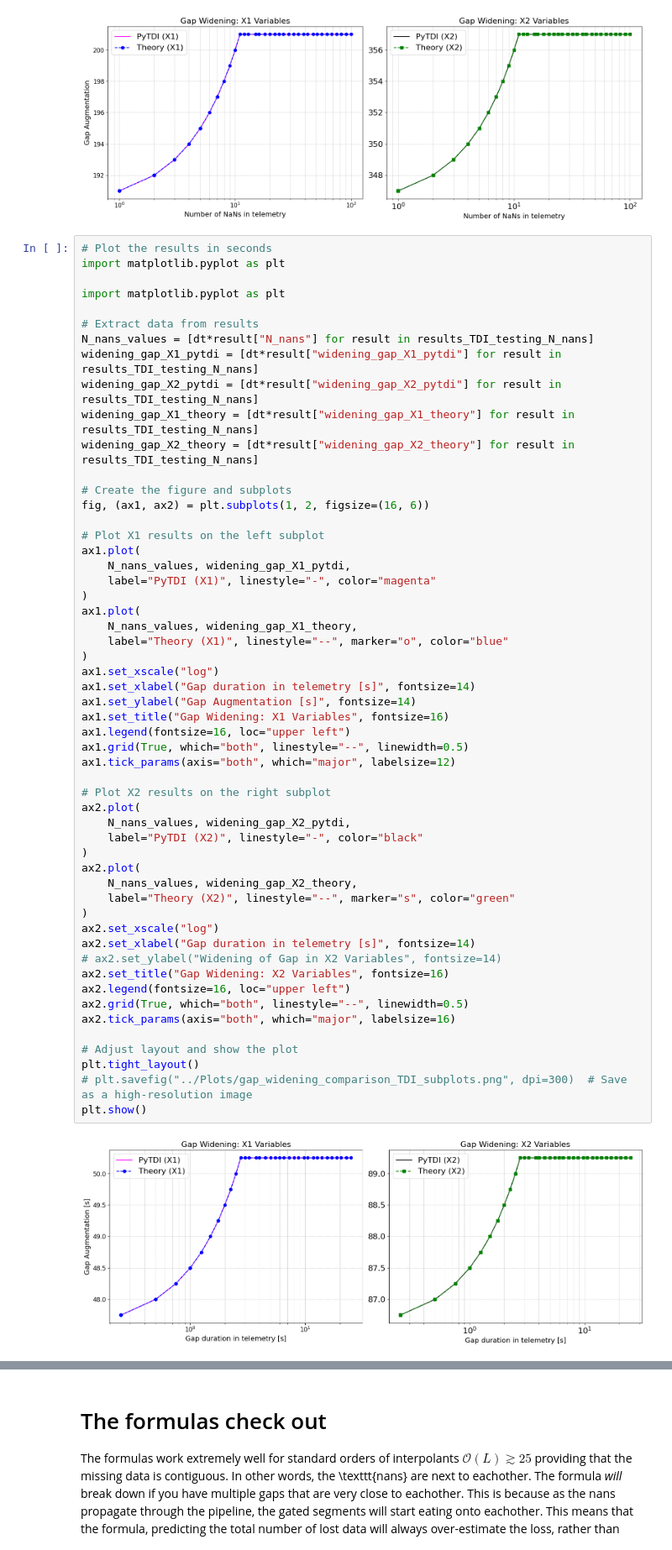
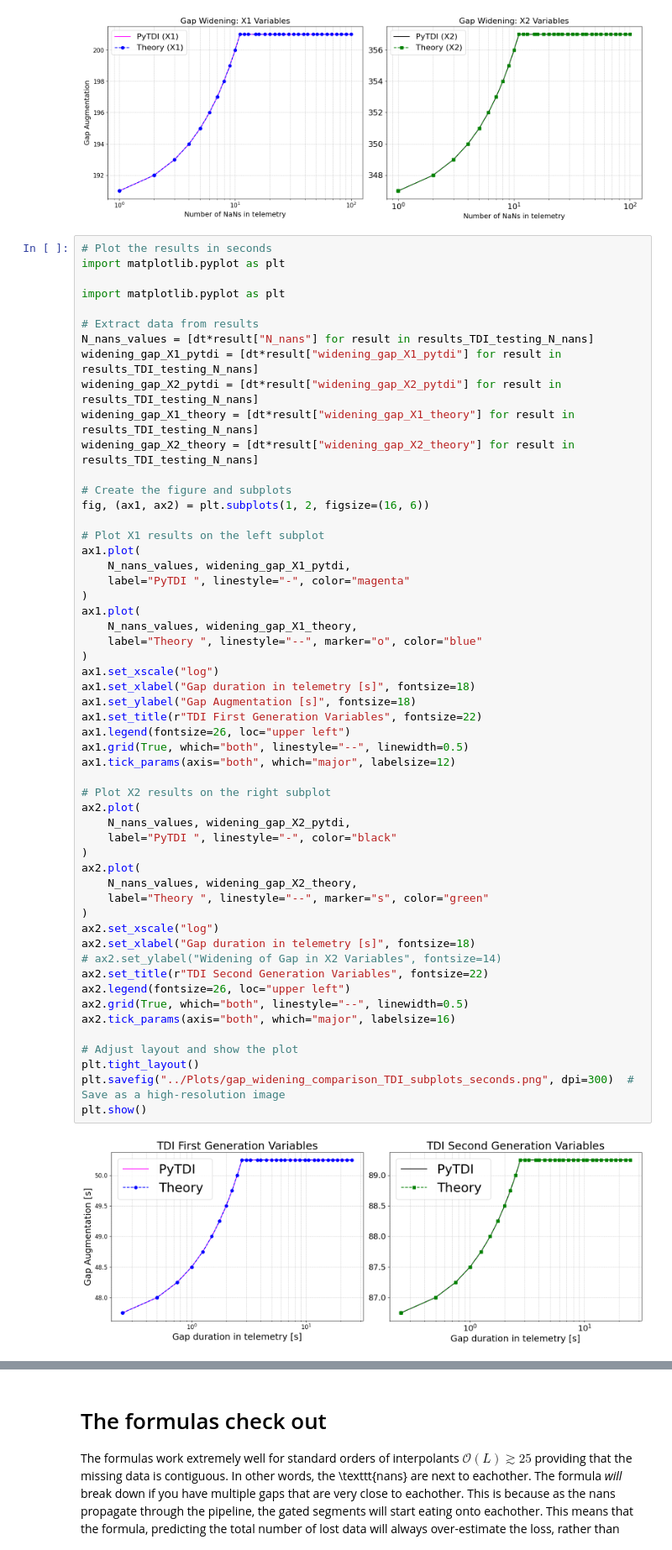
Before and after one commit to OllieBurke/gaps_tdi, a Jupyter notebook: notebooks/investigation_gap_widening_static.ipynb, the cells around one changed output, grey strips where cells are left out. Shown at 84% size. Drawn from its saved outputs; the diff is of its cells as text.

```diff
--- a/notebooks/investigation_gap_widening_static.ipynb
+++ b/notebooks/investigation_gap_widening_static.ipynb
@@ -642,43 +639,43 @@ widening_gap_X2_theory = [dt*result["widening_gap_X2_theory"] for result in resu
 # Create the figure and subplots
 fig, (ax1, ax2) = plt.subplots(1, 2, figsize=(16, 6))
 
 # Plot X1 results on the left subplot
 ax1.plot(
     N_nans_values, widening_gap_X1_pytdi,
-    label="PyTDI (X1)", linestyle="-", color="magenta"
+    label="PyTDI ", linestyle="-", color="magenta"
 )
 ax1.plot(
     N_nans_values, widening_gap_X1_theory,
-    label="Theory (X1)", linestyle="--", marker="o", color="blue"
+    label="Theory ", linestyle="--", marker="o", color="blue"
 )
 ax1.set_xscale("log")
-ax1.set_xlabel("Gap duration in telemetry [s]", fontsize=14)
-ax1.set_ylabel("Gap Augmentation [s]", fontsize=14)
-ax1.set_title("Gap Widening: X1 Variables", fontsize=16)
-ax1.legend(fontsize=16, loc="upper left")
+ax1.set_xlabel("Gap duration in telemetry [s]", fontsize=18)
+ax1.set_ylabel("Gap Augmentation [s]", fontsize=18)
+ax1.set_title(r"TDI First Generation Variables", fontsize=22)
+ax1.legend(fontsize=26, loc="upper left")
 ax1.grid(True, which="both", linestyle="--", linewidth=0.5)
 ax1.tick_params(axis="both", which="major", labelsize=12)
 
 # Plot X2 results on the right subplot
 ax2.plot(
     N_nans_values, widening_gap_X2_pytdi,
-    label="PyTDI (X2)", linestyle="-", color="black"
+    label="PyTDI ", linestyle="-", color="black"
 )
 ax2.plot(
     N_nans_values, widening_gap_X2_theory,
-    label="Theory (X2)", linestyle="--", marker="s", color="green"
+    label="Theory ", linestyle="--", marker="s", color="green"
 )
 ax2.set_xscale("log")
-ax2.set_xlabel("Gap duration in telemetry [s]", fontsize=14)
+ax2.set_xlabel("Gap duration in telemetry [s]", fontsize=18)
 # ax2.set_ylabel("Widening of Gap in X2 Variables", fontsize=14)
-ax2.set_title("Gap Widening: X2 Variables", fontsize=16)
-ax2.legend(fontsize=16, loc="upper left")
+ax2.set_title(r"TDI Second Generation Variables", fontsize=22)
+ax2.legend(fontsize=26, loc="upper left")
 ax2.grid(True, which="both", linestyle="--", linewidth=0.5)
 ax2.tick_params(axis="both", which="major", labelsize=16)
 
 # Adjust layout and show the plot
 plt.tight_layout()
-# plt.savefig("../Plots/gap_widening_comparison_TDI_subplots.png", dpi=300)  # Save as a high-resolution image
+plt.savefig("../Plots/gap_widening_comparison_TDI_subplots_seconds.png", dpi=300)  # Save as a high-resolution image
 plt.show()
 # %% [output]
-[figure, old version]
+[figure, new version]
```
Also changed, not shown: parts of 8 cells of this notebook, 1 other file.
